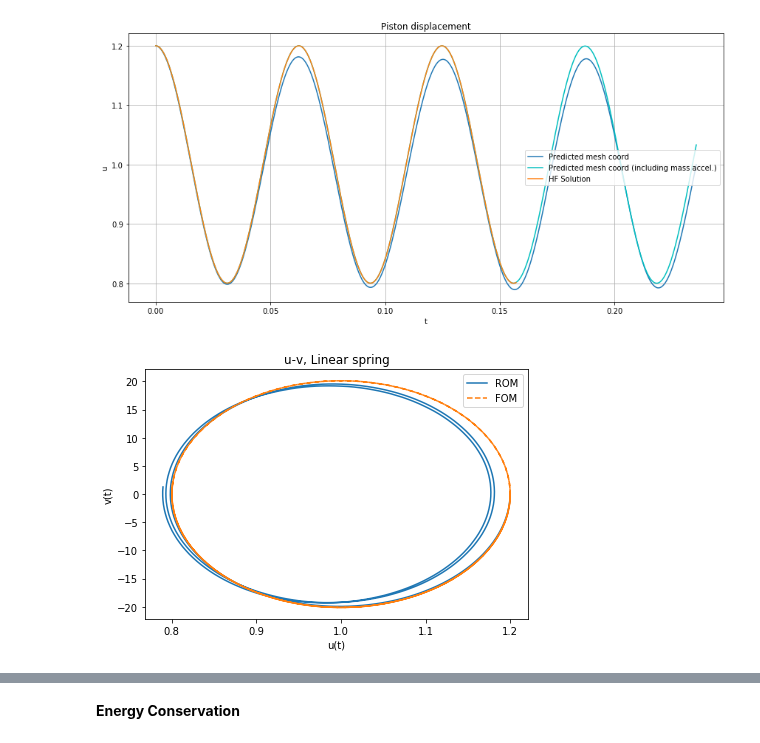
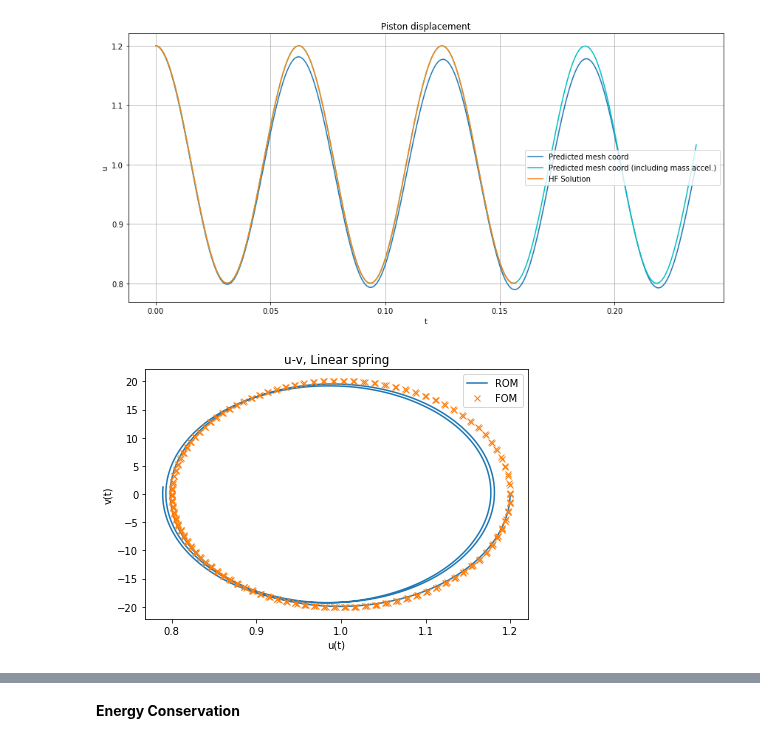
Before and after one commit to azzeddinetiba/ROM_AM, a Jupyter notebook: examples/fsi_test_case.ipynb, the cells around one changed output, grey strips where cells are left out. Saved outputs shown, nothing was run; the diff lists cells and outputs as text; code cells hidden in the pictures.

```diff
--- a/examples/fsi_test_case.ipynb
+++ b/examples/fsi_test_case.ipynb
@@ -263,11 +267,11 @@ plt.tight_layout();
 # %%
 figure = plt.figure()
 plt.plot(predicted_mesh[-1, :target_t.shape[0]], predicted_velocity[-1, :target_t.shape[0]], label = 'ROM');
-plt.plot(moving_mesh[-1, :], fl_velocity_end[-1, :], '--', label = 'FOM');
+plt.plot(moving_mesh[-1, :], fl_velocity_end[-1, :], 'x', label = 'FOM', markevery=70);
 plt.tight_layout();
 plt.legend();
 plt.xlabel("u(t)")
 plt.ylabel("v(t)")
 plt.title(r"u-v, Linear spring");
 # %% [output]
-[figure, old version]
+[figure, new version]
```
Also changed, not shown: parts of 28 cells of this notebook, 9 other files.
